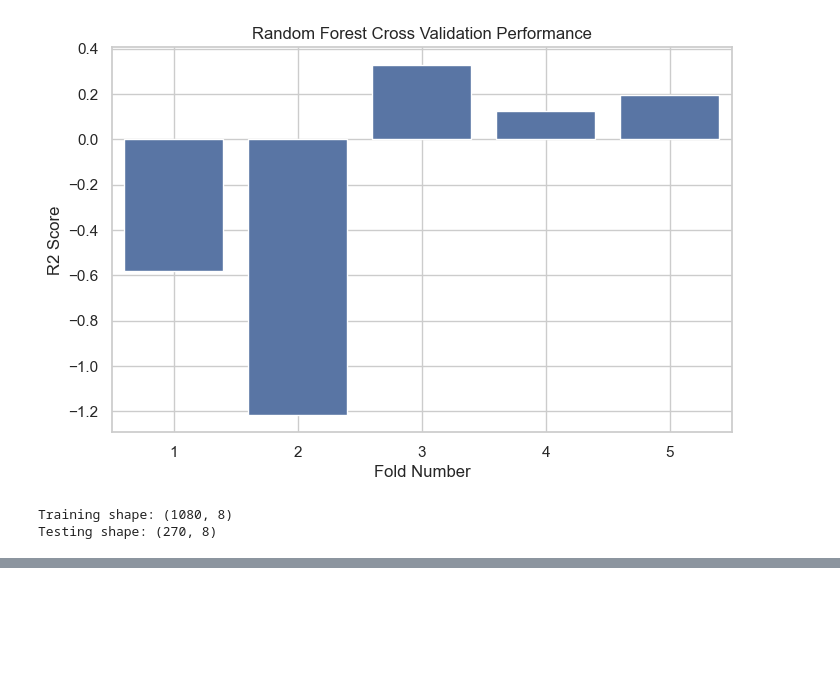
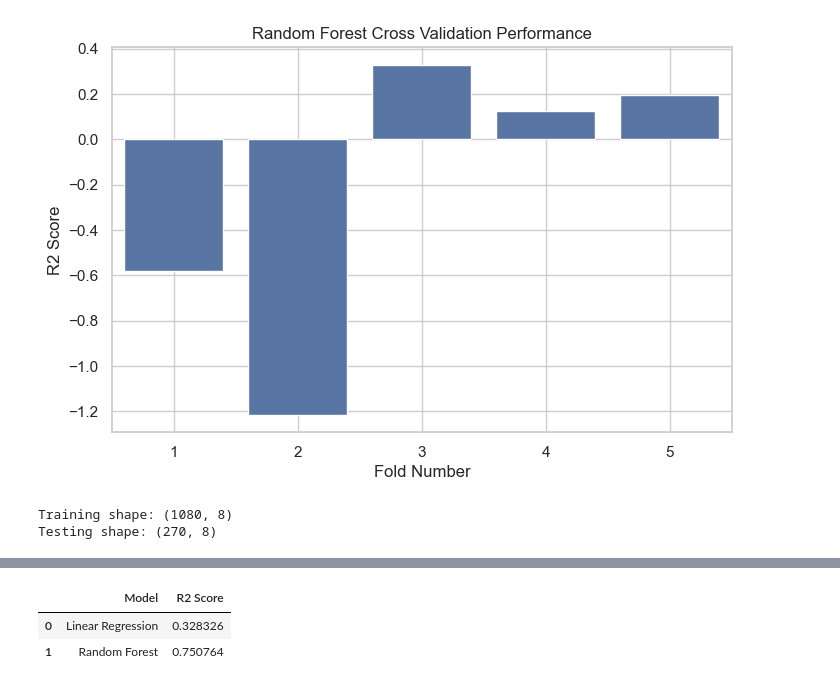
Before and after one commit to Bushra-Baloch/air-quality-prediction-ml-, a Jupyter notebook: air-quality-prediction-ml/notebooks/air_quality_analysis.ipynb, the cells around one changed output, grey strips where cells are left out. Drawn from its saved outputs; the diff is of its cells as text; code cells hidden in the pictures; blank space fills up the shorter version.

Commit message:
Added model comparison analysis between Linear Regression and Random Forest for PM2.5 prediction

```diff
--- a/air-quality-prediction-ml/notebooks/air_quality_analysis.ipynb
+++ b/air-quality-prediction-ml/notebooks/air_quality_analysis.ipynb
@@ -1092,0 +1027,93 @@ NameError: name 'lr_model' is not defined
+# %%
+# ==============================
+# IMPORT LIBRARIES
+# ==============================
+import pandas as pd
+import numpy as np
+
+from sklearn.model_selection import train_test_split
+from sklearn.linear_model import LinearRegression
+from sklearn.ensemble import RandomForestRegressor
+from sklearn.metrics import mean_absolute_error, mean_squared_error, r2_score
+
+# ==============================
+# LOAD DATASET
+# ==============================
+data = pd.read_excel("../data/pakistan_aqi.xlsx")
+
+# ==============================
+# FILTER PM2.5 DATA
+# ==============================
+pm25_data = data[data["Type"] == "PM 2.5"]
+
+pm25_data["Date"] = pd.to_datetime(pm25_data["Date"])
+
+pm25_data["Count"] = pm25_data["Count"].replace("-", None)
+pm25_data["Count"] = pd.to_numeric(pm25_data["Count"])
+
+pm25_data = pm25_data.dropna(subset=["Count"])
+
+# ==============================
+# FEATURE ENGINEERING
+# ==============================
+pm25_data["Year"] = pm25_data["Date"].dt.year
+pm25_data["Month"] = pm25_data["Date"].dt.month
+pm25_data["Day"] = pm25_data["Date"].dt.day
+pm25_data["Weekday"] = pm25_data["Date"].dt.weekday
+
+# ==============================
+# ENCODE CITY
+# ==============================
+pm25_data = pd.get_dummies(pm25_data, columns=["City"])
+
+# ==============================
+# DEFINE FEATURES
+# ==============================
+X = pm25_data.drop(columns=["Count","Date","Type"])
+y = pm25_data["Count"]
+
+# ==============================
+# TRAIN TEST SPLIT
+# ==============================
+X_train, X_test, y_train, y_test = train_test_split(
+    X, y,
+    test_size=0.2,
+    random_state=42
+)
+
+# ==============================
+# LINEAR REGRESSION MODEL
+# ==============================
+lr_model = LinearRegression()
+lr_model.fit(X_train, y_train)
+
+lr_pred = lr_model.predict(X_test)
+
+# ==============================
+# RANDOM FOREST MODEL
+# ==============================
+rf_model = RandomForestRegressor(
+    n_estimators=100,
+    random_state=42
+)
+
+rf_model.fit(X_train, y_train)
+
+rf_pred = rf_model.predict(X_test)
+
+# ==============================
+# EVALUATION
+# ==============================
+lr_r2 = r2_score(y_test, lr_pred)
+rf_r2 = r2_score(y_test, rf_pred)
+
+print("Linear Regression R2:", lr_r2)
+print("Random Forest R2:", rf_r2)
+
+results = pd.DataFrame({
+    "Model": ["Linear Regression", "Random Forest"],
+    "R2 Score": [lr_r2, rf_r2]
+})
+
+results
+# %% [output]
@@ -1092,0 +1122,3 @@ NameError: name 'lr_model' is not defined
+|  | Model | R2 Score |
+| 0 | Linear Regression | 0.328326 |
+| 1 | Random Forest | 0.750764 |
```
Also changed, not shown: parts of 2 cells of this notebook.
